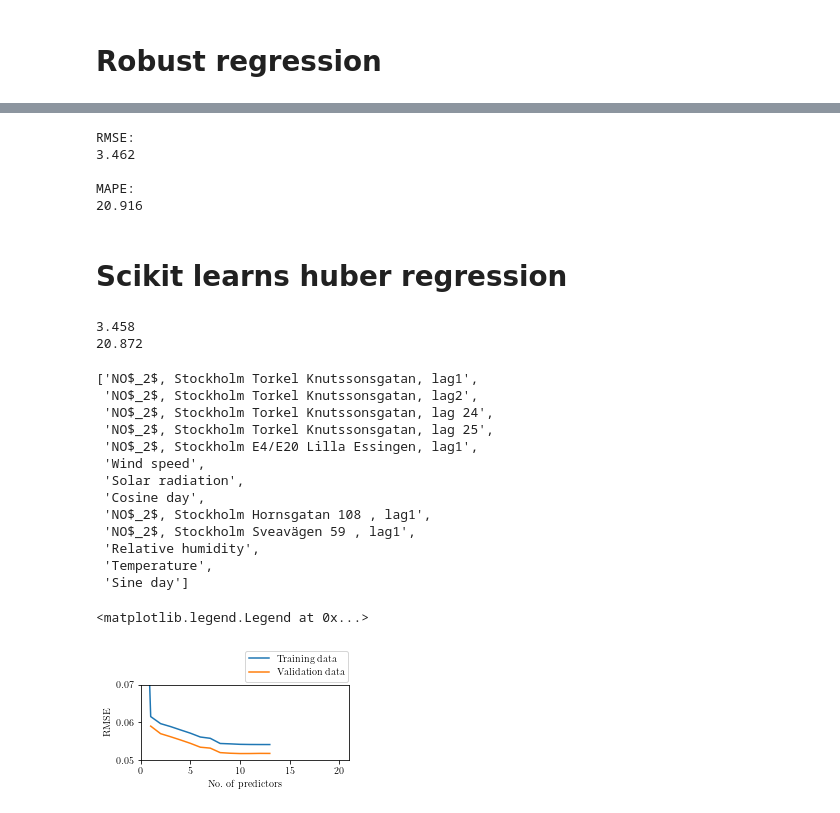
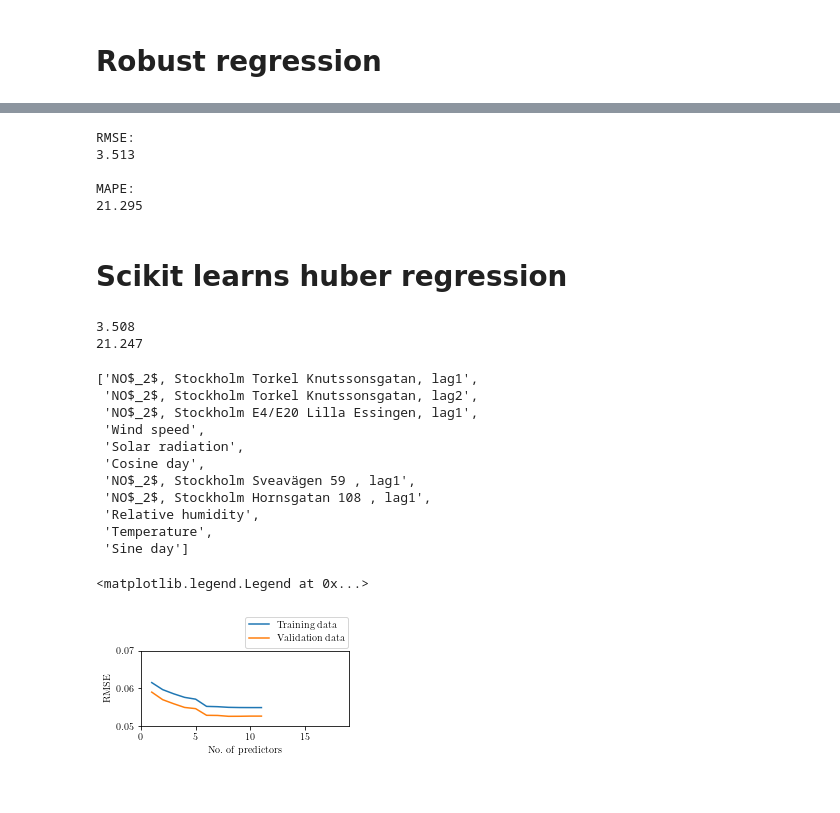
Before and after one commit to simoncarlen/forecasting_project, a Jupyter notebook: jupyter_notebooks/regression_NO2.ipynb, the cells around one changed output, grey strips where cells are left out. Drawn from its saved outputs; the diff is of its cells as text; code cells hidden in the pictures.

```diff
--- a/jupyter_notebooks/regression_NO2.ipynb
+++ b/jupyter_notebooks/regression_NO2.ipynb
@@ -49,8 +49,8 @@ for i in range(lags-1):
 
 # # add lag 24 and 25 (since found sign.)
 # df_NO2['NO$_2$, Stockholm Torkel Knutssonsgatan, lag 23'] = df_NO2['NO$_2$, Stockholm Torkel Knutssonsgatan'].shift(23)
-df_NO2['NO$_2$, Stockholm Torkel Knutssonsgatan, lag 24'] = df_NO2['NO$_2$, Stockholm Torkel Knutssonsgatan'].shift(24)
-df_NO2['NO$_2$, Stockholm Torkel Knutssonsgatan, lag 25'] = df_NO2['NO$_2$, Stockholm Torkel Knutssonsgatan'].shift(25)
+# df_NO2['NO$_2$, Stockholm Torkel Knutssonsgatan, lag 24'] = df_NO2['NO$_2$, Stockholm Torkel Knutssonsgatan'].shift(24)
+# df_NO2['NO$_2$, Stockholm Torkel Knutssonsgatan, lag 25'] = df_NO2['NO$_2$, Stockholm Torkel Knutssonsgatan'].shift(25)
 
 # drop NaN values
 df_NO2.dropna(inplace=True)
@@ -403,7 +395,7 @@ print('\nMAPE:')
 print(100*(mean_absolute_percentage_error(y_pred_robust, y_test).round(5)))
 # %% [output]
 RMSE:
-3.462
+3.513
 
 MAPE:
-20.916
+21.295
@@ -418,8 +414,8 @@ x = pd.DataFrame({'pred':y_predHuber})
 print(np.sqrt(mean_squared_error(np.exp(scaler2.inverse_transform(x)), y_test.values)).round(3))
 print(100*(mean_absolute_percentage_error(np.exp(scaler2.inverse_transform(x)), y_test.values)).round(5))
 # %% [output]
-3.458
-20.872
+3.508
+21.247
 # %%
 # huber.coef_;
 selector_ = RFE(huber, n_features_to_select=1)
@@ -429,14 +425,12 @@ X_train_.columns[np.argsort(selector_.ranking_)].to_list()
 # %% [output]
 ['NO$_2$, Stockholm Torkel Knutssonsgatan, lag1',
  'NO$_2$, Stockholm Torkel Knutssonsgatan, lag2',
- 'NO$_2$, Stockholm Torkel Knutssonsgatan, lag 24',
- 'NO$_2$, Stockholm Torkel Knutssonsgatan, lag 25',
  'NO$_2$, Stockholm E4/E20 Lilla Essingen, lag1',
  'Wind speed',
  'Solar radiation',
  'Cosine day',
+ 'NO$_2$, Stockholm Sveavägen 59 , lag1',
  'NO$_2$, Stockholm Hornsgatan 108 , lag1',
- 'NO$_2$, Stockholm Sveavägen 59 , lag1',
  'Relative humidity',
  'Temperature',
  'Sine day']
@@ -449,30 +443,31 @@ trainpred = np.empty(pcols+1)
 trainpred[0] = rmse(y_train, np.mean(y_train))
 # %%
 valpred[0] = np.NaN
+trainpred[0] = np.NaN
 # %%
 
 for k in range(1,pcols+1):
     huber = HuberRegressor(max_iter=10000)
     huber.fit(X_train_.iloc[:, prefs[0:k]], y_train.values.ravel())
     y_pred = huber.predict(X_val.iloc[:, prefs[0:k]])
     valpred[k] = np.sqrt(mean_squared_error(y_pred, y_val))
     # valpred.append(np.sqrt(mean_squared_error(y_pred, y_val)))
     y_pred_ = huber.predict(X_train_.iloc[:, prefs[0:k]])
     trainpred[k] = np.sqrt(mean_squared_error(y_pred_, y_train))
     # trainpred.append(np.sqrt(mean_squared_error(y_pred_, y_train)))
 
 fig, ax = plt.subplots(constrained_layout = True, figsize = (3.5, 2))# ax1.plot(testpred, label='Testdata')
 ax.plot(trainpred, label='Training data')
 ax.plot(valpred, label='Validation data')
-ax.set_xlim(0,21)
+ax.set_xlim(0,19)
 ax.set_ylim(0.05, 0.07)
 ax.set_xlabel('No.\ of predictors')
 ax.set_ylabel('RMSE')
 ax.legend(loc='lower right', bbox_to_anchor= (1.0, 1.025), ncol=1, borderaxespad=0.1)
 # plt.savefig('../plots/RMSE_predictors.pdf')
 # %% [output]
 <matplotlib.legend.Legend at 0x...>
-[figure, old version]
+[figure, new version]
 # %%
 # X_train_val = pd.concat([X_train_, X_val])
 # y_train_val = pd.concat([y_train, y_val])
```
Also changed, not shown: parts of 14 cells of this notebook, 24 other files.
